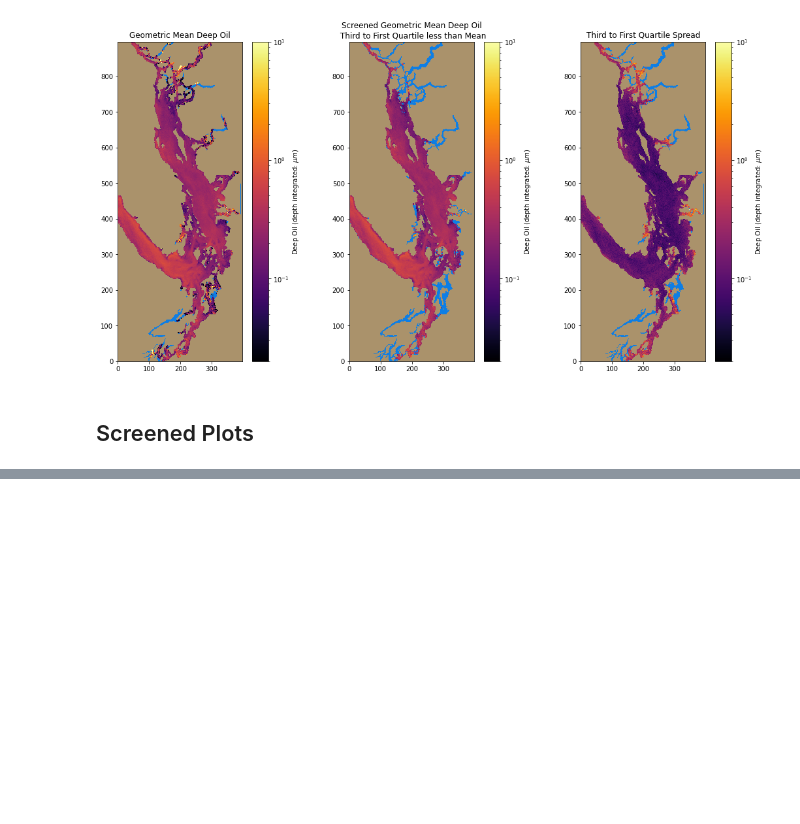
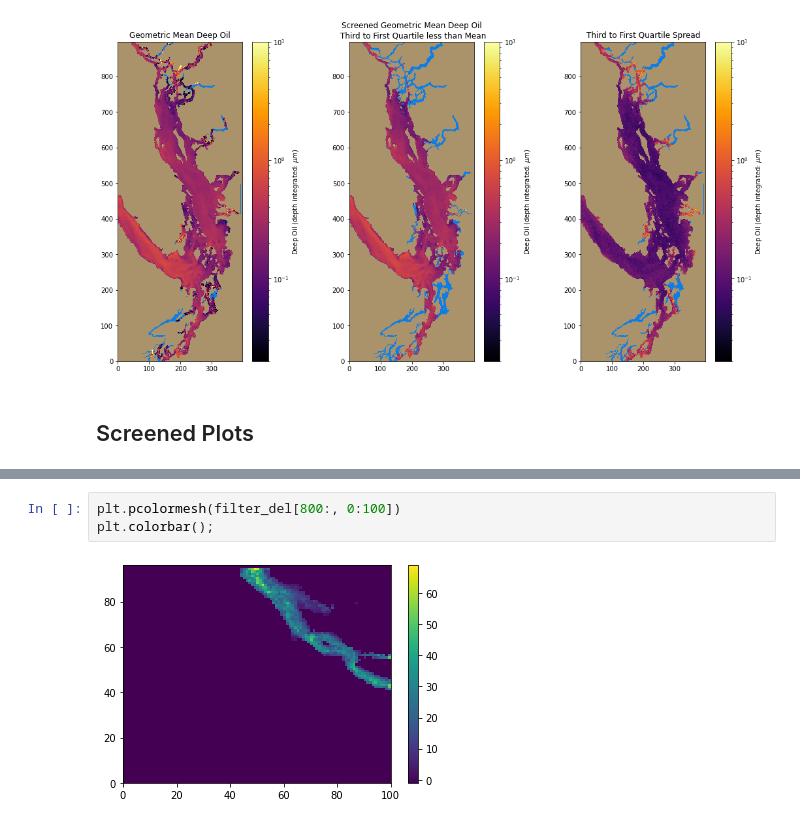
Before and after one commit to MIDOSS/Visualization, a Jupyter notebook: notebooks/Plot_Aggregates_oils_ErrorBnds.ipynb, the cells around one changed output, grey strips where cells are left out. Cells and saved outputs as stored; diff of their text form; blank space fills up the shorter version.

```diff
--- a/notebooks/Plot_Aggregates_oils_ErrorBnds.ipynb
+++ b/notebooks/Plot_Aggregates_oils_ErrorBnds.ipynb
@@ -625,0 +707,5 @@ axs[2, 2].set_title(
+# %%
+plt.pcolormesh(filter_del[800:, 0:100])
+plt.colorbar();
+# %% [output]
+[figure, added]
```
Also changed, not shown: parts of 18 cells of this notebook.
